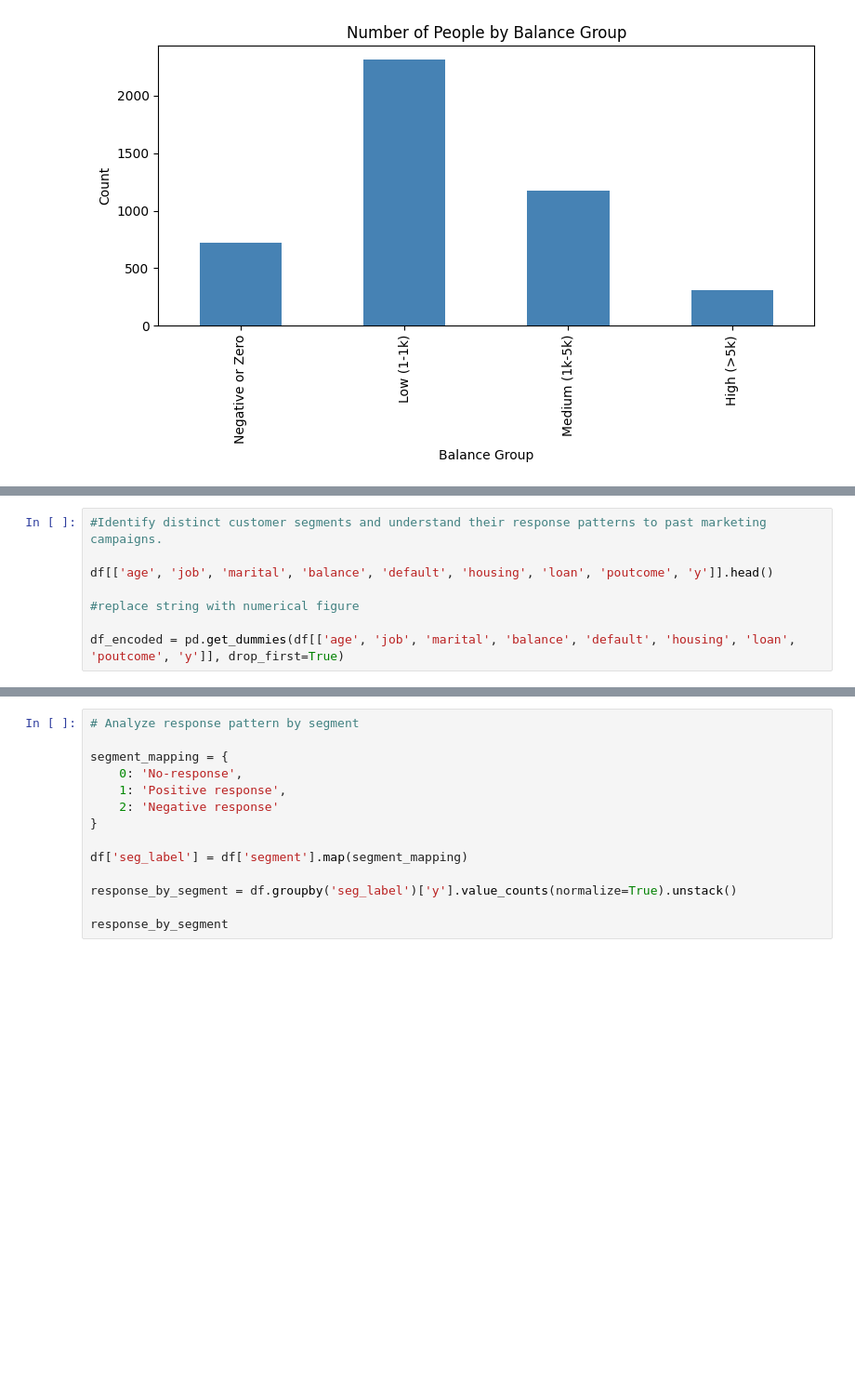
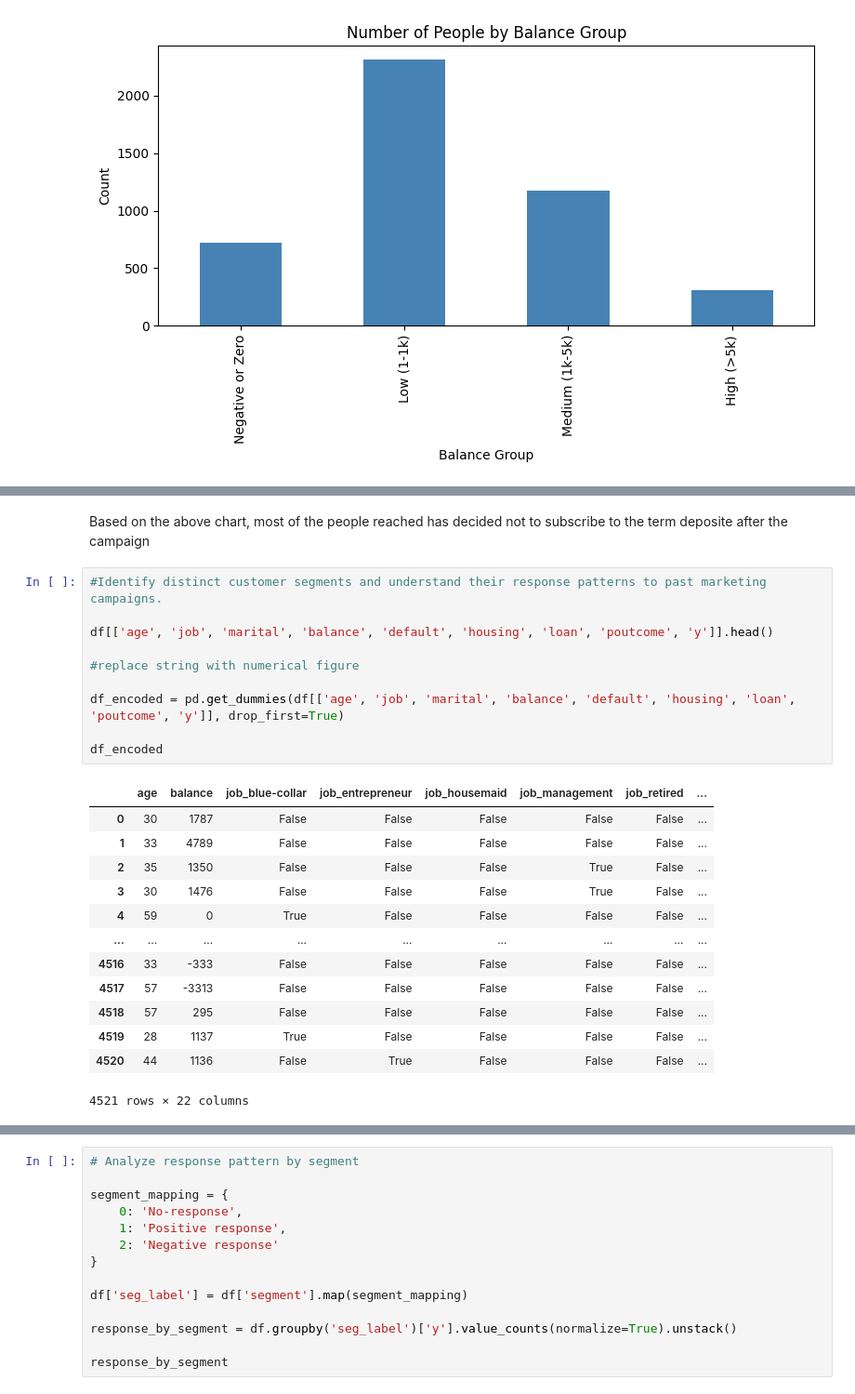
Before and after one commit to 45modeus/DI-Bootcamp, a Jupyter notebook: Week12/day1/hackaton.ipynb, the cells around one changed output, grey strips where cells are left out. Shown at 93% size. Saved outputs shown, nothing was run; the diff lists cells and outputs as text; blank space fills up the shorter version.

```diff
--- a/Week12/day1/hackaton.ipynb
+++ b/Week12/day1/hackaton.ipynb
@@ -377,10 +395,28 @@ plt.show()
+# %% [markdown]
+Based on the above chart, most of the people reached has decided not to subscribe to the term deposite after the campaign
 # %%
 #Identify distinct customer segments and understand their response patterns to past marketing campaigns.
 
 df[['age', 'job', 'marital', 'balance', 'default', 'housing', 'loan', 'poutcome', 'y']].head()
 
 #replace string with numerical figure
 
 df_encoded = pd.get_dummies(df[['age', 'job', 'marital', 'balance', 'default', 'housing', 'loan', 'poutcome', 'y']], drop_first=True)
+
+df_encoded
+# %% [output]
+|  | age | balance | job_blue-collar | job_entrepreneur | job_housemaid | job_management | job_retired | ... |
+| 0 | 30 | 1787 | False | False | False | False | False | ... |
+| 1 | 33 | 4789 | False | False | False | False | False | ... |
+| 2 | 35 | 1350 | False | False | False | True | False | ... |
+| 3 | 30 | 1476 | False | False | False | True | False | ... |
+| 4 | 59 | 0 | True | False | False | False | False | ... |
+| ... | ... | ... | ... | ... | ... | ... | ... | ... |
+| 4516 | 33 | -333 | False | False | False | False | False | ... |
+| 4517 | 57 | -3313 | False | False | False | False | False | ... |
+| 4518 | 57 | 295 | False | False | False | False | False | ... |
+| 4519 | 28 | 1137 | True | False | False | False | False | ... |
+| 4520 | 44 | 1136 | False | True | False | False | False | ... |
+4521 rows × 22 columns
 # %%
 # Use KMeans to identify customer segments
```
Also changed, not shown: parts of 38 cells of this notebook.
